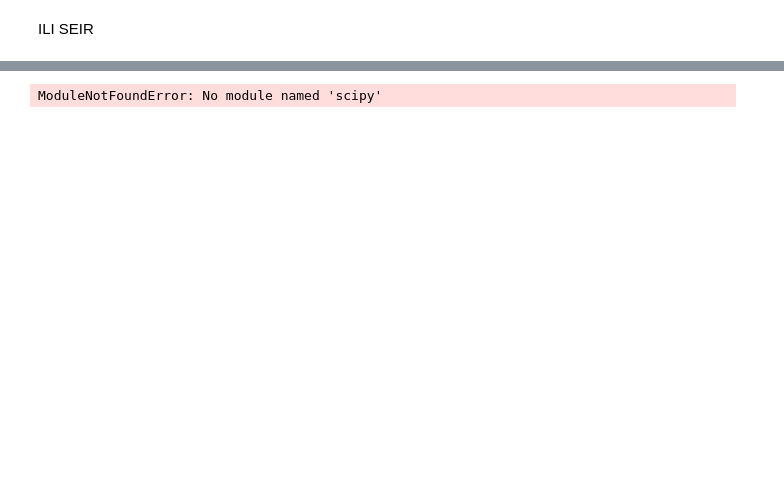
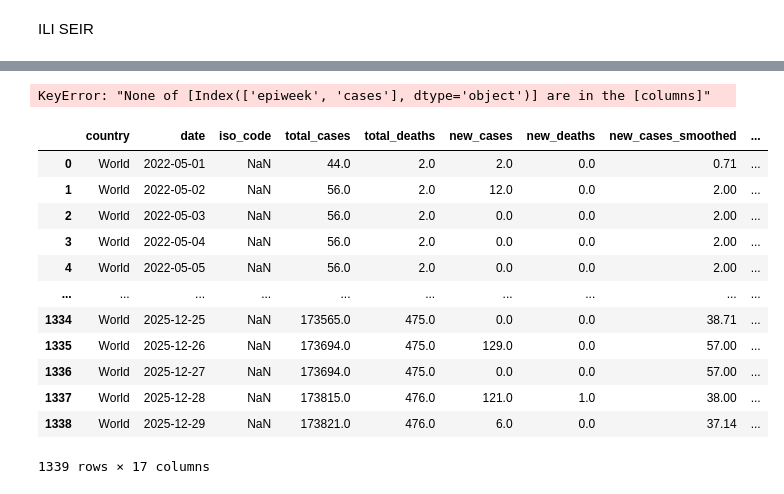
Before and after one commit to computationalUncertaintyLab/TSID, a Jupyter notebook: ch3.ipynb, the cells around one changed output, grey strips where cells are left out. Cells and saved outputs as stored; diff of their text form; code cells hidden in the pictures; blank space fills up the shorter version.

```diff
--- a/ch3.ipynb
+++ b/ch3.ipynb
@@ -116,8 +130,14 @@ import matplotlib.pyplot as plt
 from scipy.integrate import solve_ivp
 
 mpox_data = pd.read_csv("./data/monkeypox.csv")
-region_data = mpox_data.loc[mpox_data.region == "world"].reset_index(drop=True)
+
+region_data = mpox_data.loc[mpox_data.country == "World"].reset_index(drop=True)
 region_data = region_data[['epiweek', 'cases']]
+
+
+
+
+
 mpox_s1 = region_data.iloc[10:60].reset_index(drop=True)
 mpox_s1['time'] = np.arange(len(mpox_s1))
 
@@ -159,4 +179,23 @@ plt.plot(times,infected)
 plt.ylabel("Cases")
 plt.show()
 # %% [output]
-ModuleNotFoundError: No module named 'scipy'
+KeyError: "None of [Index(['epiweek', 'cases'], dtype='object')] are in the [columns]"
+# %%
+mpox_data = pd.read_csv("./data/monkeypox.csv")
+region_data = mpox_data.loc[mpox_data.country == "World"].reset_index(drop=True)
+
+region_data
+# %% [output]
+|  | country | date | iso_code | total_cases | total_deaths | new_cases | new_deaths | new_cases_smoothed | ... |
+| 0 | World | 2022-05-01 | NaN | 44.0 | 2.0 | 2.0 | 0.0 | 0.71 | ... |
+| 1 | World | 2022-05-02 | NaN | 56.0 | 2.0 | 12.0 | 0.0 | 2.00 | ... |
+| 2 | World | 2022-05-03 | NaN | 56.0 | 2.0 | 0.0 | 0.0 | 2.00 | ... |
+| 3 | World | 2022-05-04 | NaN | 56.0 | 2.0 | 0.0 | 0.0 | 2.00 | ... |
+| 4 | World | 2022-05-05 | NaN | 56.0 | 2.0 | 0.0 | 0.0 | 2.00 | ... |
+| ... | ... | ... | ... | ... | ... | ... | ... | ... | ... |
+| 1334 | World | 2025-12-25 | NaN | 173565.0 | 475.0 | 0.0 | 0.0 | 38.71 | ... |
+| 1335 | World | 2025-12-26 | NaN | 173694.0 | 475.0 | 129.0 | 0.0 | 57.00 | ... |
+| 1336 | World | 2025-12-27 | NaN | 173694.0 | 475.0 | 0.0 | 0.0 | 57.00 | ... |
+| 1337 | World | 2025-12-28 | NaN | 173815.0 | 476.0 | 121.0 | 1.0 | 38.00 | ... |
+| 1338 | World | 2025-12-29 | NaN | 173821.0 | 476.0 | 6.0 | 0.0 | 37.14 | ... |
+1339 rows × 17 columns
```
Also changed, not shown: parts of 3 cells of this notebook.
